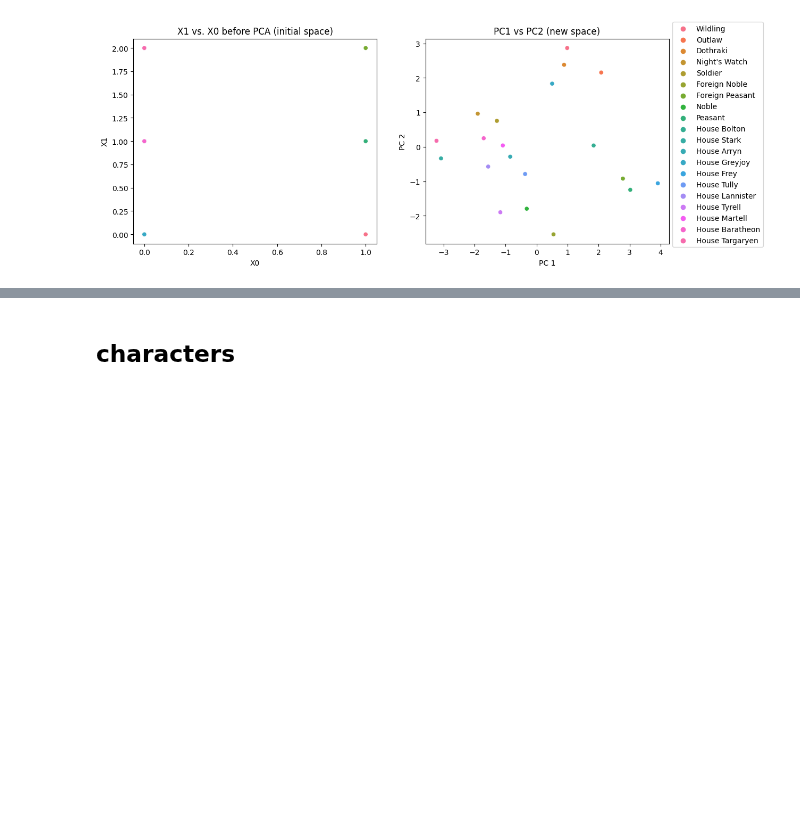
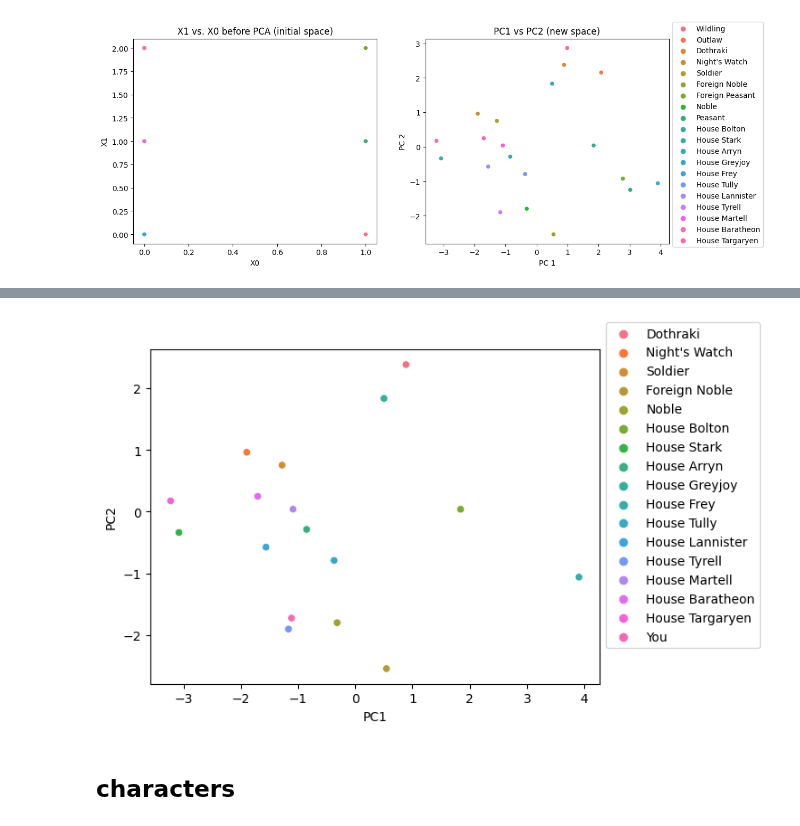
Before and after one commit to franziskasteger/game-of-thrones-survival, a Jupyter notebook: notebooks/franzi_tSNE_PCA.ipynb, the cells around one changed output, grey strips where cells are left out. Saved outputs shown, nothing was run; the diff lists cells and outputs as text; code cells hidden in the pictures; blank space fills up the shorter version.

```diff
--- a/notebooks/franzi_tSNE_PCA.ipynb
+++ b/notebooks/franzi_tSNE_PCA.ipynb
@@ -310,0 +284,12 @@ X
+# %%
+new_character = {
+    'outcast': [0],
+    'climate': [1],
+    'empathy': [3],
+    'fighting': [2],
+    'honor': [4],
+    'connections': [2],
+    'unyielding': [4]
+}
+new_X = pd.DataFrame.from_dict(new_character)
+new_X
@@ -311,3 +345,13 @@ X
+# %%
+plt.figure()
+
+sns.scatterplot(data=X_proj_with_new, x=X_proj_with_new.iloc[:,0], y=X_proj_with_new.iloc[:,1], hue=y_with_new,
+               markers=['o', 'x', '*', '2'])
+plt.legend(bbox_to_anchor=(1, 1.1))
+
+plt.show()
+# %% [output]
+[figure, added]
 # %% [markdown]
 ## characters
 # %%
```
Also changed, not shown: parts of 18 cells of this notebook.
